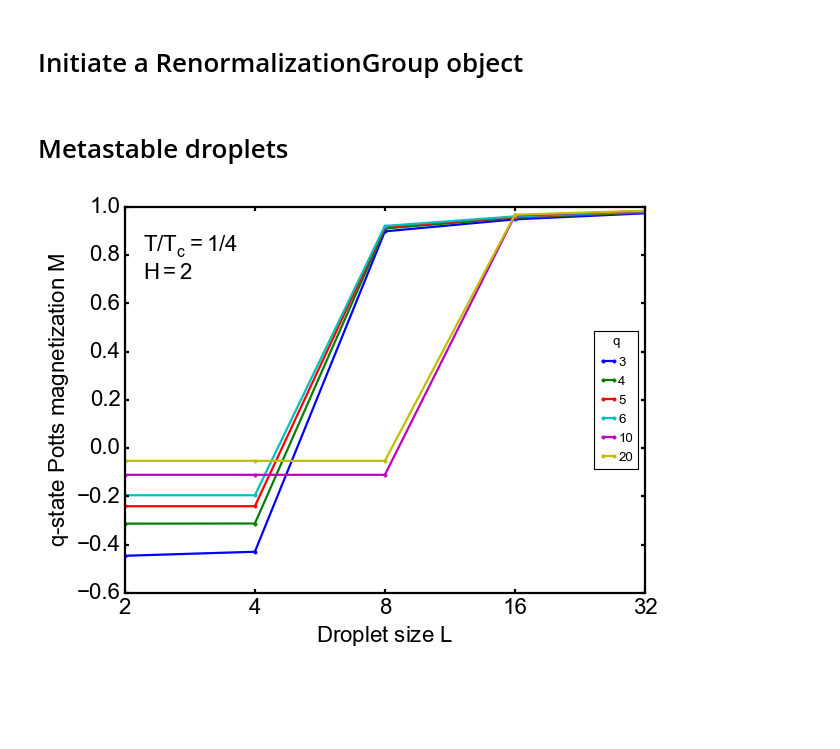
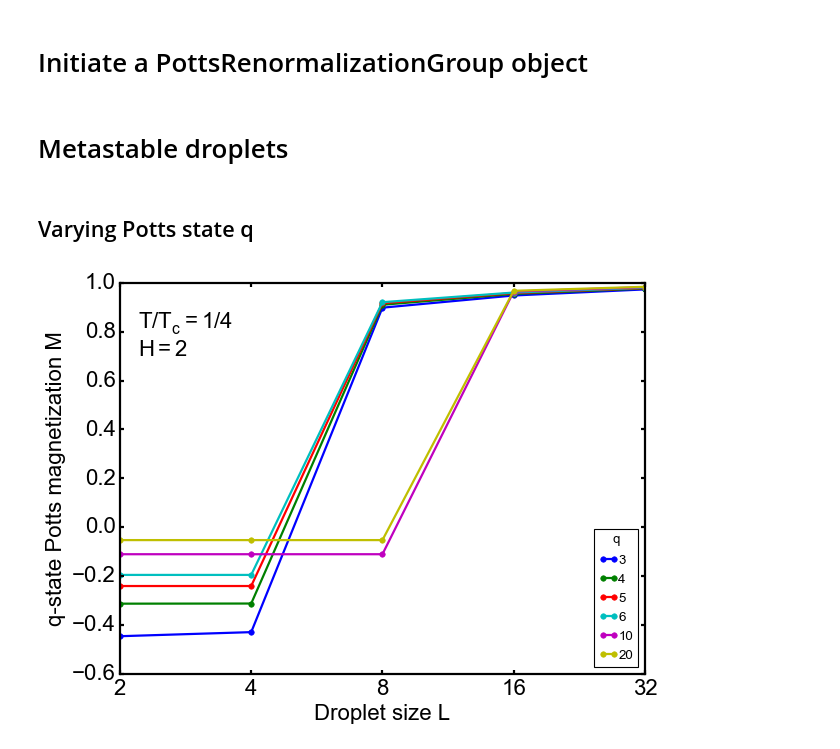
Before and after one commit to erbilcanartun/metastable-potts-system, a Jupyter notebook: metastable_droplets.ipynb, the cells around one changed output. Saved outputs shown, nothing was run; the diff lists cells and outputs as text; code cells hidden in the pictures; blank space fills up the shorter version.

```diff
--- a/metastable_droplets.ipynb
+++ b/metastable_droplets.ipynb
@@ -5,51 +5,48 @@ from matplotlib.ticker import ScalarFormatter
 
 import renormalization as rg
 # %% [markdown]
-# Initiate a RenormalizationGroup object
+# Initiate a PottsRenormalizationGroup object
 # %%
 q = 2
 potts = rg.PottsRenormalizationGroup(q)
 # %% [markdown]
 # Metastable droplets
+# %% [markdown]
+## Varying Potts state q
 # %%
 lw = 2
 fs = 20
 fig = plt.figure(figsize=(8, 6), layout='tight')
 fig.set_facecolor('none')
 plt.style.use('classic')
 plt.rc('lines', linewidth=lw)
 plt.rc('axes', linewidth=lw)
 plt.rcParams['font.family'] = 'Arial'
 plt.rcParams.update({'mathtext.default':'regular'})
 ax = plt.subplot(111)
 
+# Constant parameters
+h = 2
+r = 4 # Tc/T ratio
 
-h = 2
-TcT_ratio = 4
-
+# Varying parameter
 q_values = [3, 4, 5, 6, 10, 20]
-lines = [[] for i in range(len(q_values))]
 
 for i, q in enumerate(q_values):
+    potts = rg.PottsRenormalizationGroup(q)
+    j = r * potts.Jc
+    droplet = potts.droplet(j, h, iteration=5)
+    ax.plot(droplet[0], droplet[1], marker='.', ms=10, label=f"{q}")
 
-    potts = rg.PottsRenormalizationGroup(q)
-    droplet  =  potts.droplet(TcT_ratio * potts.Jc, h, iteration=5)
-
-    #lines[i] = ax.plot(droplet[0], droplet[1], marker='.')[0]
-    ax.plot(droplet[0], droplet[1], marker='.', label=f"{q}")
-
-ax.text(2.2, 0.7, f"$T/T_c=1/{TcT_ratio}$\n$H={h}$", fontsize=fs)
-
-ax.legend(loc=5, ncol=1, prop={'size':fs - 8}, title="$q$",
+ax.text(2.2, 0.7, f"$T/T_c=1/{r}$\n$H={h}$", fontsize=fs)
+ax.legend(loc=4, ncol=1, prop={'size':fs - 8}, title="$q$",
           labelspacing=0.5, handlelength=1.4, handletextpad=0)
-
 ax.tick_params(axis="both", direction="in", left=True, width=lw, length=4, labelsize=fs)
-ax.set_xlabel(r"Droplet size $L$", fontsize=fs)
-ax.set_ylabel(r"q-state Potts magnetization $M$", fontsize=fs)
+ax.set_xlabel("Droplet size L", fontsize=fs)
+ax.set_ylabel("q-state Potts magnetization M", fontsize=fs)
 ax.set_xscale('log', base=2)
 ax.xaxis.set_major_formatter(ScalarFormatter())
 #plt.xlim(0.0, 2**7)
-
 plt.show()
 # %% [output]
-[figure, old version]
+[figure, new version]
```
Also changed, not shown: parts of 11 cells of this notebook, 1 other file.
